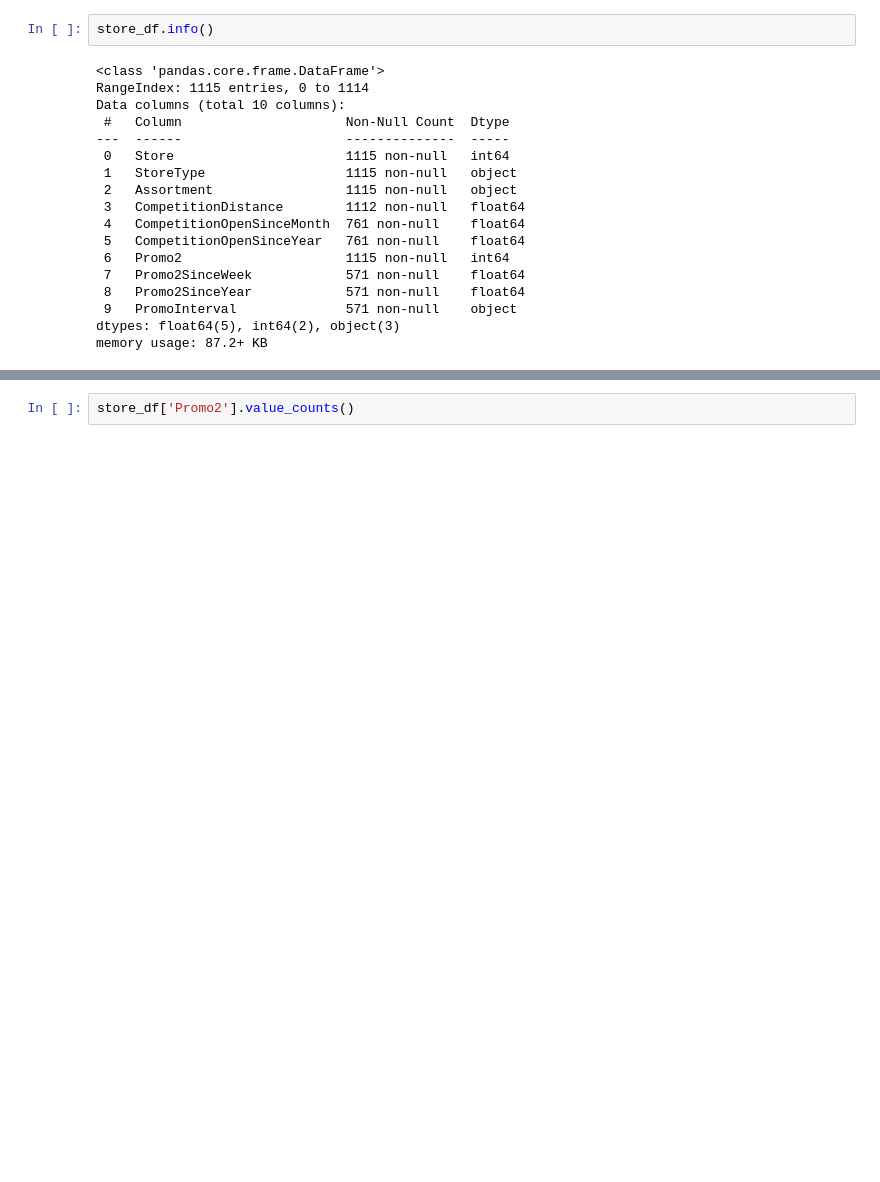
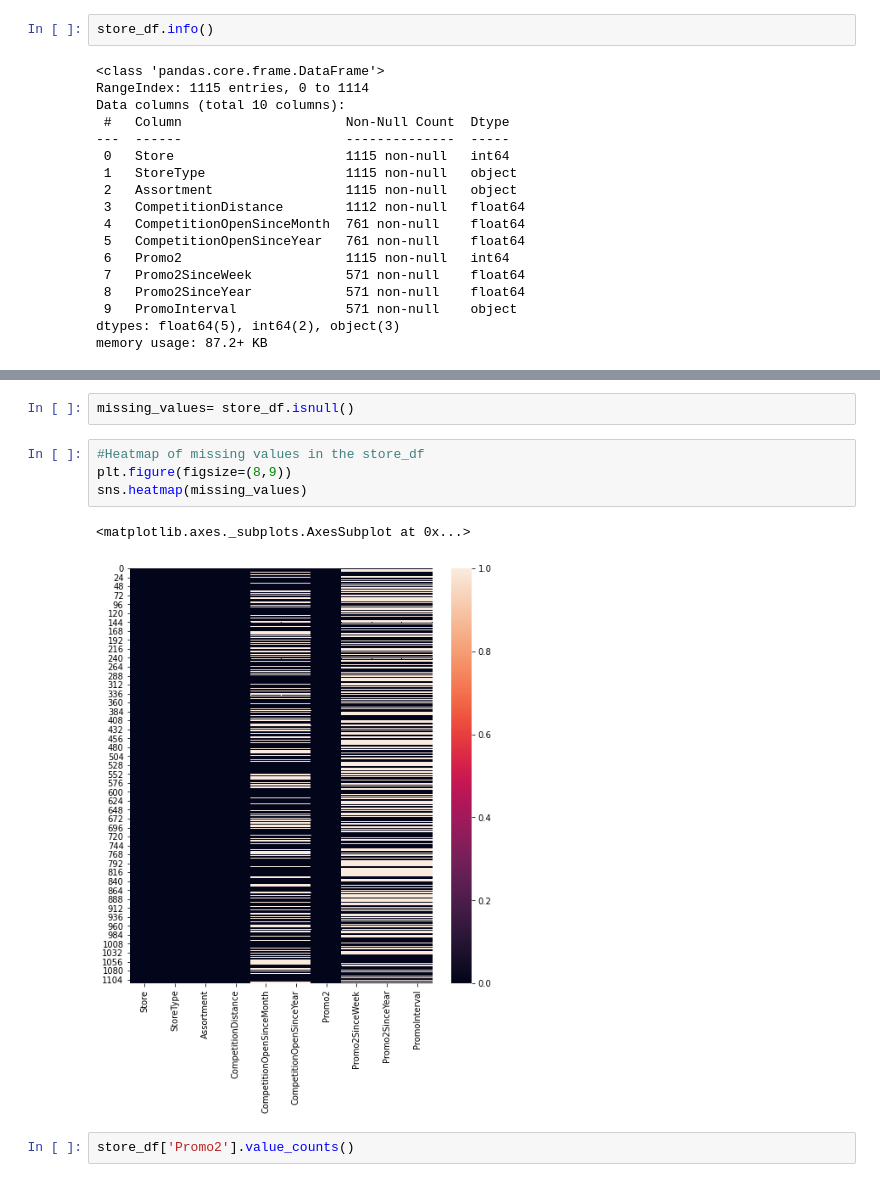
Before and after one commit to hrithikwel8/Rossmann_Sales_Prediction, a Jupyter notebook: Vridhi_Rossmann_Sales_Prediction_Capstone_Project.ipynb, the cells around one changed output, grey strips where cells are left out. Drawn from its saved outputs; the diff is of its cells as text; blank space fills up the shorter version.

```diff
--- a/Vridhi_Rossmann_Sales_Prediction_Capstone_Project.ipynb
+++ b/Vridhi_Rossmann_Sales_Prediction_Capstone_Project.ipynb
@@ -97,3 +103,12 @@ memory usage: 87.2+ KB
+# %%
+missing_values= store_df.isnull()
+# %%
+#Heatmap of missing values in the store_df
+plt.figure(figsize=(8,9))
+sns.heatmap(missing_values)
+# %% [output]
+<matplotlib.axes._subplots.AxesSubplot at 0x...>
+[figure, added]
 # %%
 store_df['Promo2'].value_counts()
 # %% [output]
```
Also changed, not shown: parts of 13 cells of this notebook.
